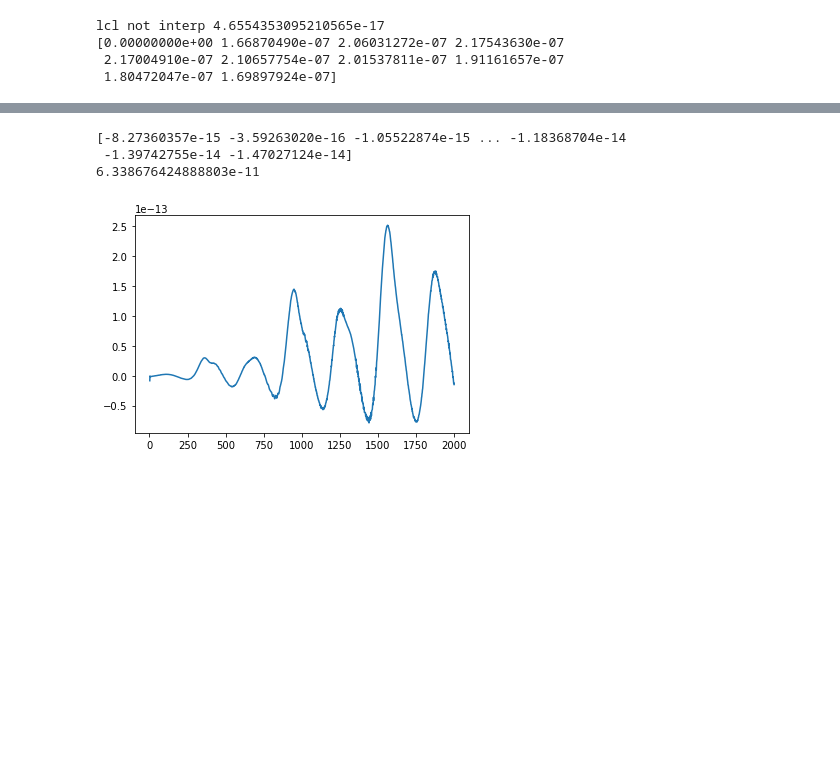
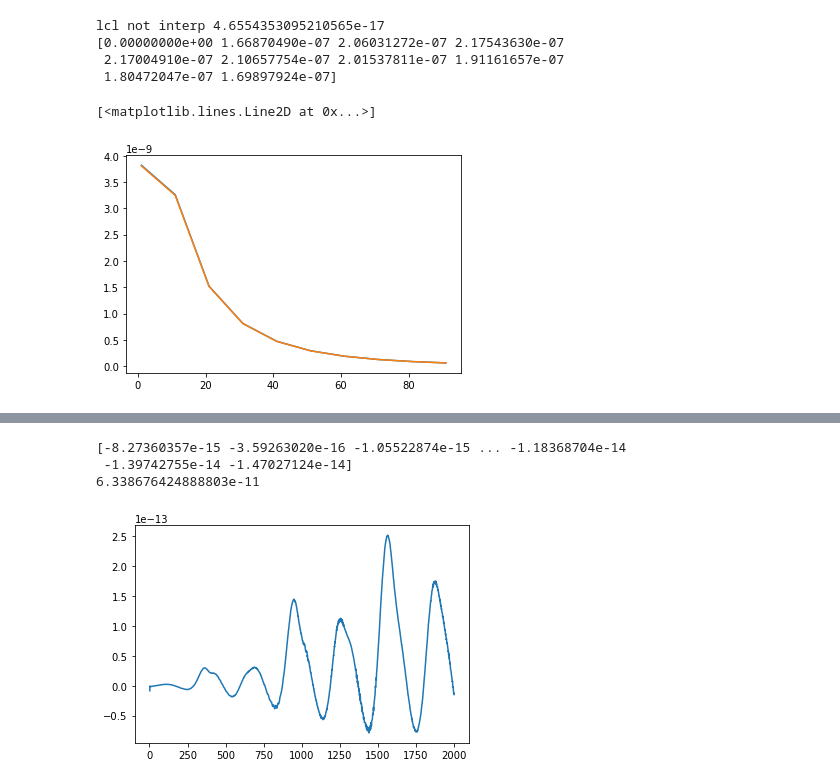
Before and after one commit to aleksandrbowkis/bispec_opt_est, a Jupyter notebook: N2_numerical/N2_tests.ipynb, the cells around one changed output, grey strips where cells are left out. Drawn from its saved outputs; the diff is of its cells as text; code cells hidden in the pictures; blank space fills up the shorter version.

Commit message:
fixed direct integral

```diff
--- a/N2_numerical/N2_tests.ipynb
+++ b/N2_numerical/N2_tests.ipynb
@@ -25,6 +26,14 @@ lcl not interp 4.6554353095210565e-17
 [0.00000000e+00 1.66870490e-07 2.06031272e-07 2.17543630e-07
  2.17004910e-07 2.10657754e-07 2.01537811e-07 1.91161657e-07
  1.80472047e-07 1.69897924e-07]
+# %%
+LensingL, testquad = np.loadtxt('TEST_quad_equi.txt')
+LensingL, testdirect = np.loadtxt('TEST_direct_equi.txt')
+plt.plot(LensingL, testquad)
+plt.plot(LensingL, testdirect)
+# %% [output]
+[<matplotlib.lines.Line2D at 0x...>]
+[figure, added]
 # %%
 L, out = np.loadtxt('SERIES_lowLN2_out.txt')
 L, full_int_out = np.loadtxt('lowLN2_out.txt')
```
Also changed, not shown: parts of 6 cells of this notebook, 2 other files.
